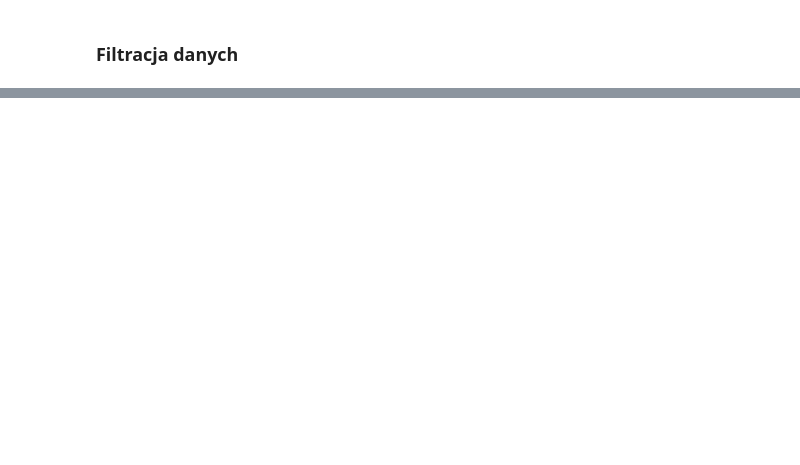
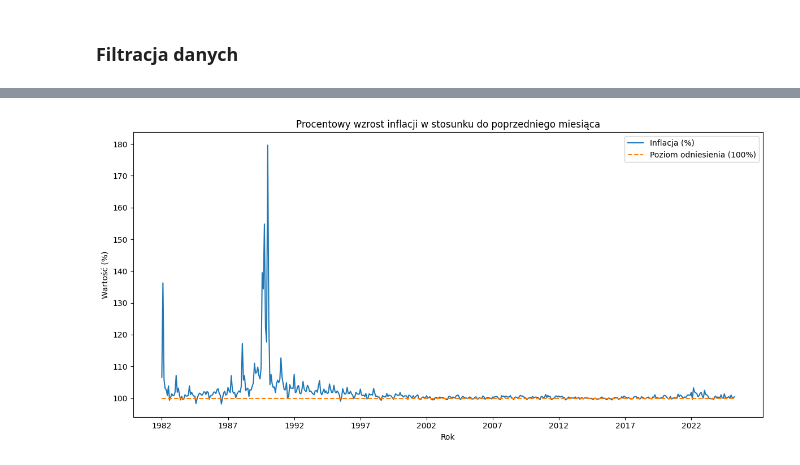
Before and after one commit to Krzemon/Inflation-Forecasting, a Jupyter notebook: MIO_sequential.ipynb, the cells around one changed output, grey strips where cells are left out. Cells and saved outputs as stored; diff of their text form; code cells hidden in the pictures; blank space fills up the shorter version.

Commit message:
data comparation

```diff
--- a/MIO_sequential.ipynb
+++ b/MIO_sequential.ipynb
@@ -410,0 +69,22 @@ plt.show()
+# %%
+num_months = len(data_array)
+end_date = pd.to_datetime("2025-04-01")
+date_range = pd.date_range(end=end_date, periods=num_months, freq='MS')
+
+fig, ax = plt.subplots(figsize=(12, 6))
+ax.plot(np.arange(num_months), data_array[:, 2], label='Inflacja (%)')
+ax.plot(np.arange(num_months), np.full(num_months, 100), linestyle='--', label='Poziom odniesienia (100%)')
+
+tick_locs = np.arange(0, num_months, 60)
+tick_labels = [date.strftime("%Y") for date in date_range[tick_locs]]
+ax.set_xticks(tick_locs)
+ax.set_xticklabels(tick_labels)
+
+ax.set_xlabel("Rok")
+ax.set_ylabel("Wartość (%)")
+ax.set_title("Procentowy wzrost inflacji w stosunku do poprzedniego miesiąca")
+ax.legend()
+plt.tight_layout()
+plt.show()
+# %% [output]
+[figure, added]
```
Also changed, not shown: parts of 49 cells of this notebook, 3 other files.
